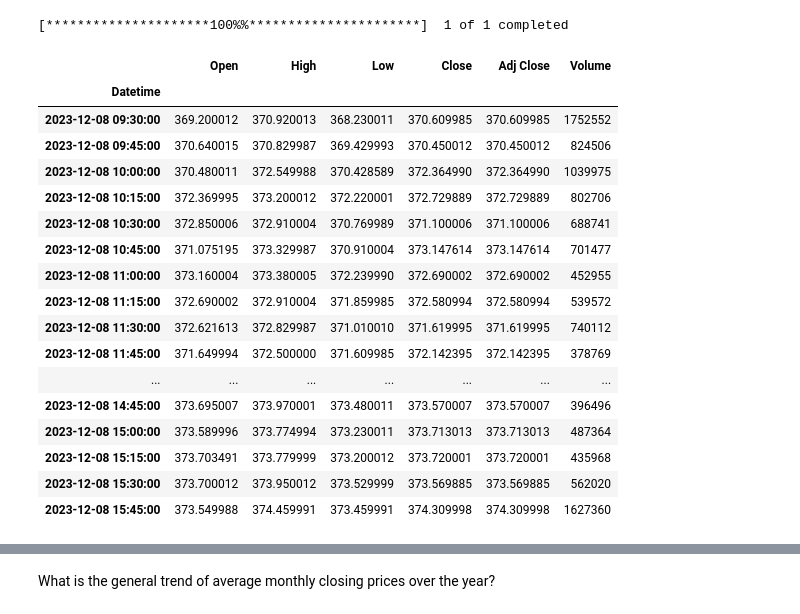
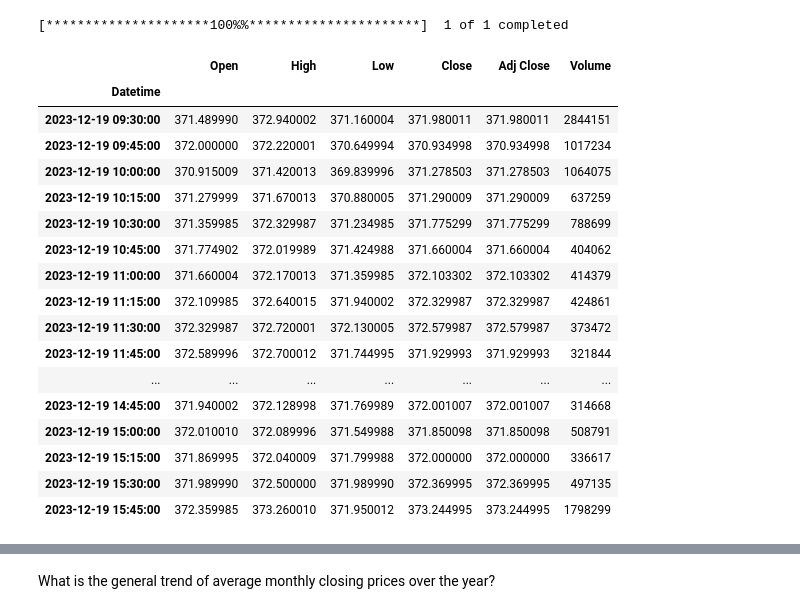
Before and after one commit to HUST-Business-Analytics/business-analytics-project, a Jupyter notebook: Analysis.ipynb, the cells around one changed output, grey strips where cells are left out. Saved outputs shown, nothing was run; the diff lists cells and outputs as text; code cells hidden in the pictures.

```diff
--- a/Analysis.ipynb
+++ b/Analysis.ipynb
@@ -9,29 +9,29 @@ import matplotlib.pyplot as plt
 # %%
 #Fetching intraday data and filtering to a specific day
 data = yf.download(tickers='MSFT', period='5d', interval='15m')
 df = pd.DataFrame(data)
-df = df.loc[df.index.date == pd.to_datetime('2023-12-08').date()]
+df = df.loc[df.index.date == pd.to_datetime('2023-12-19').date()]
 df
 # %% [output]
 [*********************100%%**********************]  1 of 1 completed
 |  | Open | High | Low | Close | Adj Close | Volume |
 | Datetime |  |  |  |  |  |  |
-| 2023-12-08 09:30:00 | 369.200012 | 370.920013 | 368.230011 | 370.609985 | 370.609985 | 1752552 |
-| 2023-12-08 09:45:00 | 370.640015 | 370.829987 | 369.429993 | 370.450012 | 370.450012 | 824506 |
-| 2023-12-08 10:00:00 | 370.480011 | 372.549988 | 370.428589 | 372.364990 | 372.364990 | 1039975 |
-| 2023-12-08 10:15:00 | 372.369995 | 373.200012 | 372.220001 | 372.729889 | 372.729889 | 802706 |
-| 2023-12-08 10:30:00 | 372.850006 | 372.910004 | 370.769989 | 371.100006 | 371.100006 | 688741 |
-| 2023-12-08 10:45:00 | 371.075195 | 373.329987 | 370.910004 | 373.147614 | 373.147614 | 701477 |
-| 2023-12-08 11:00:00 | 373.160004 | 373.380005 | 372.239990 | 372.690002 | 372.690002 | 452955 |
-| 2023-12-08 11:15:00 | 372.690002 | 372.910004 | 371.859985 | 372.580994 | 372.580994 | 539572 |
-| 2023-12-08 11:30:00 | 372.621613 | 372.829987 | 371.010010 | 371.619995 | 371.619995 | 740112 |
-| 2023-12-08 11:45:00 | 371.649994 | 372.500000 | 371.609985 | 372.142395 | 372.142395 | 378769 |
+| 2023-12-19 09:30:00 | 371.489990 | 372.940002 | 371.160004 | 371.980011 | 371.980011 | 2844151 |
+| 2023-12-19 09:45:00 | 372.000000 | 372.220001 | 370.649994 | 370.934998 | 370.934998 | 1017234 |
+| 2023-12-19 10:00:00 | 370.915009 | 371.420013 | 369.839996 | 371.278503 | 371.278503 | 1064075 |
+| 2023-12-19 10:15:00 | 371.279999 | 371.670013 | 370.880005 | 371.290009 | 371.290009 | 637259 |
+| 2023-12-19 10:30:00 | 371.359985 | 372.329987 | 371.234985 | 371.775299 | 371.775299 | 788699 |
+| 2023-12-19 10:45:00 | 371.774902 | 372.019989 | 371.424988 | 371.660004 | 371.660004 | 404062 |
+| 2023-12-19 11:00:00 | 371.660004 | 372.170013 | 371.359985 | 372.103302 | 372.103302 | 414379 |
+| 2023-12-19 11:15:00 | 372.109985 | 372.640015 | 371.940002 | 372.329987 | 372.329987 | 424861 |
+| 2023-12-19 11:30:00 | 372.329987 | 372.720001 | 372.130005 | 372.579987 | 372.579987 | 373472 |
+| 2023-12-19 11:45:00 | 372.589996 | 372.700012 | 371.744995 | 371.929993 | 371.929993 | 321844 |
 | ... | ... | ... | ... | ... | ... | ... |
-| 2023-12-08 14:45:00 | 373.695007 | 373.970001 | 373.480011 | 373.570007 | 373.570007 | 396496 |
-| 2023-12-08 15:00:00 | 373.589996 | 373.774994 | 373.230011 | 373.713013 | 373.713013 | 487364 |
-| 2023-12-08 15:15:00 | 373.703491 | 373.779999 | 373.200012 | 373.720001 | 373.720001 | 435968 |
-| 2023-12-08 15:30:00 | 373.700012 | 373.950012 | 373.529999 | 373.569885 | 373.569885 | 562020 |
-| 2023-12-08 15:45:00 | 373.549988 | 374.459991 | 373.459991 | 374.309998 | 374.309998 | 1627360 |
+| 2023-12-19 14:45:00 | 371.940002 | 372.128998 | 371.769989 | 372.001007 | 372.001007 | 314668 |
+| 2023-12-19 15:00:00 | 372.010010 | 372.089996 | 371.549988 | 371.850098 | 371.850098 | 508791 |
+| 2023-12-19 15:15:00 | 371.869995 | 372.040009 | 371.799988 | 372.000000 | 372.000000 | 336617 |
+| 2023-12-19 15:30:00 | 371.989990 | 372.500000 | 371.989990 | 372.369995 | 372.369995 | 497135 |
+| 2023-12-19 15:45:00 | 372.359985 | 373.260010 | 371.950012 | 373.244995 | 373.244995 | 1798299 |
 # %%
 #Calculating the change between high and low values
 df['price_change'] = df['Open'] - df['Close']
```
Also changed, not shown: parts of 3 cells of this notebook.
